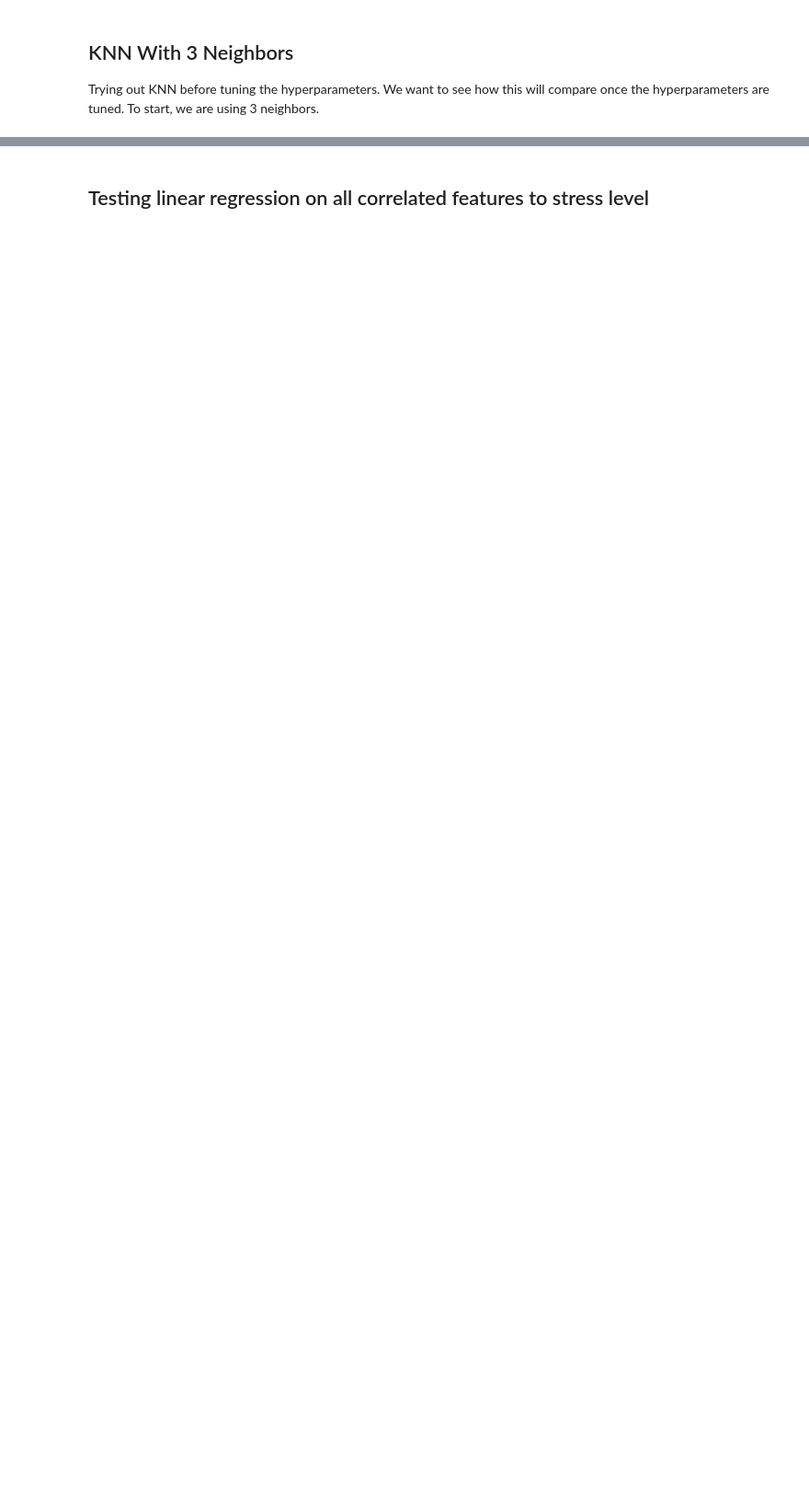
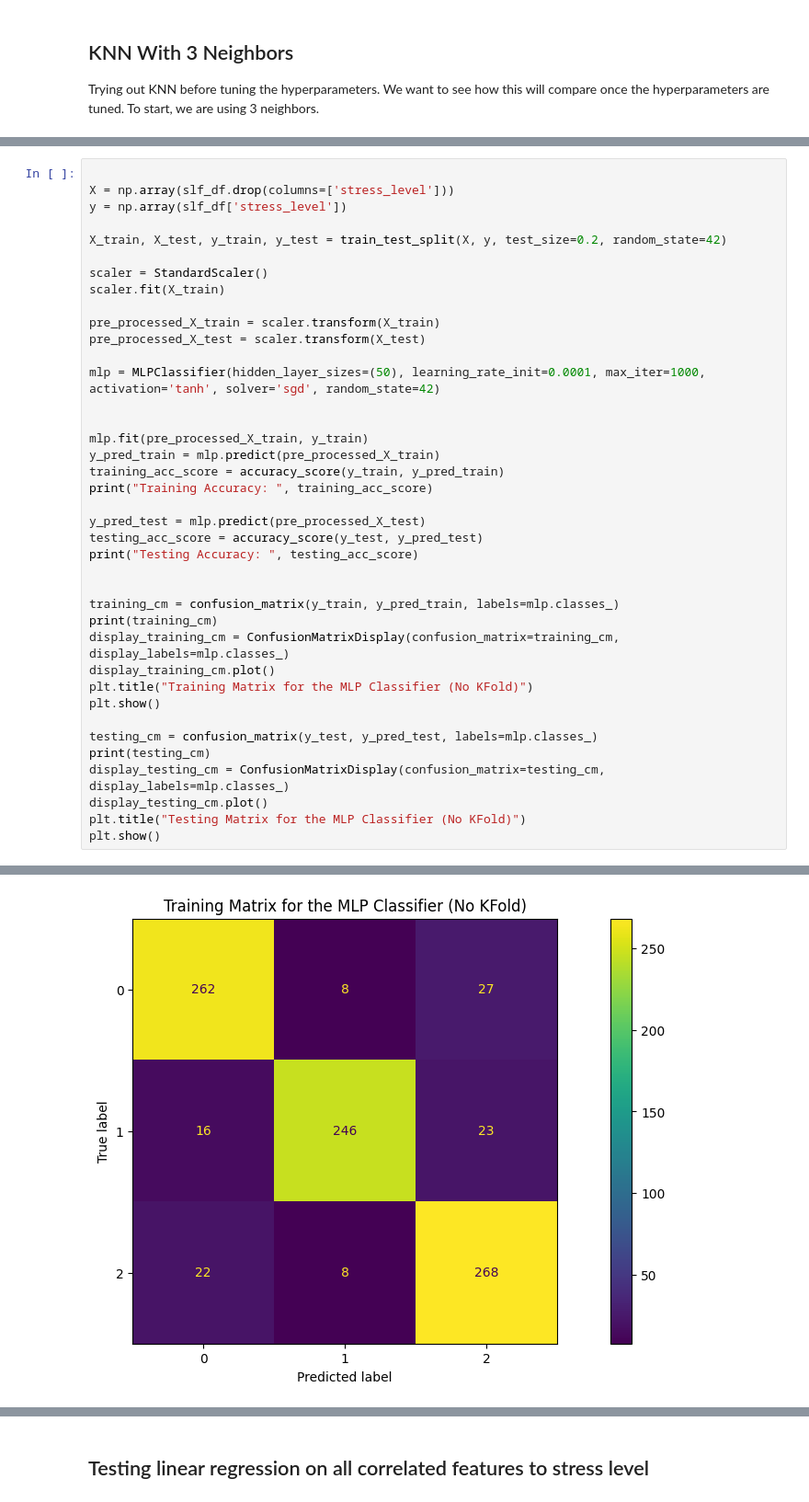
Before and after one commit to ZacPerry-dev/Student-Stress-Factors, a Jupyter notebook: main.ipynb, the cells around one changed output, grey strips where cells are left out. Shown at 92% size. Drawn from its saved outputs; the diff is of its cells as text; blank space fills up the shorter version.

```diff
--- a/main.ipynb
+++ b/main.ipynb
@@ -291,0 +360,40 @@ plt.show()
+# %%
+
+X = np.array(slf_df.drop(columns=['stress_level']))
+y = np.array(slf_df['stress_level'])
+
+X_train, X_test, y_train, y_test = train_test_split(X, y, test_size=0.2, random_state=42)
+
+scaler = StandardScaler()
+scaler.fit(X_train)
+
+pre_processed_X_train = scaler.transform(X_train)
+pre_processed_X_test = scaler.transform(X_test)
+
+mlp = MLPClassifier(hidden_layer_sizes=(50), learning_rate_init=0.0001, max_iter=1000, activation='tanh', solver='sgd', random_state=42)
+
+
+mlp.fit(pre_processed_X_train, y_train)
+y_pred_train = mlp.predict(pre_processed_X_train)
+training_acc_score = accuracy_score(y_train, y_pred_train)
+print("Training Accuracy: ", training_acc_score)
+
+y_pred_test = mlp.predict(pre_processed_X_test)
+testing_acc_score = accuracy_score(y_test, y_pred_test)
+print("Testing Accuracy: ", testing_acc_score)
+
+
+training_cm = confusion_matrix(y_train, y_pred_train, labels=mlp.classes_)
+print(training_cm)
+display_training_cm = ConfusionMatrixDisplay(confusion_matrix=training_cm, display_labels=mlp.classes_)
+display_training_cm.plot()
+plt.title("Training Matrix for the MLP Classifier (No KFold)")
+plt.show()
+
+testing_cm = confusion_matrix(y_test, y_pred_test, labels=mlp.classes_)
+print(testing_cm)
+display_testing_cm = ConfusionMatrixDisplay(confusion_matrix=testing_cm, display_labels=mlp.classes_)
+display_testing_cm.plot()
+plt.title("Testing Matrix for the MLP Classifier (No KFold)")
+plt.show()
+# %% [output]
@@ -291,0 +405 @@ plt.show()
+[figure, added]
```
Also changed, not shown: parts of 30 cells of this notebook.
